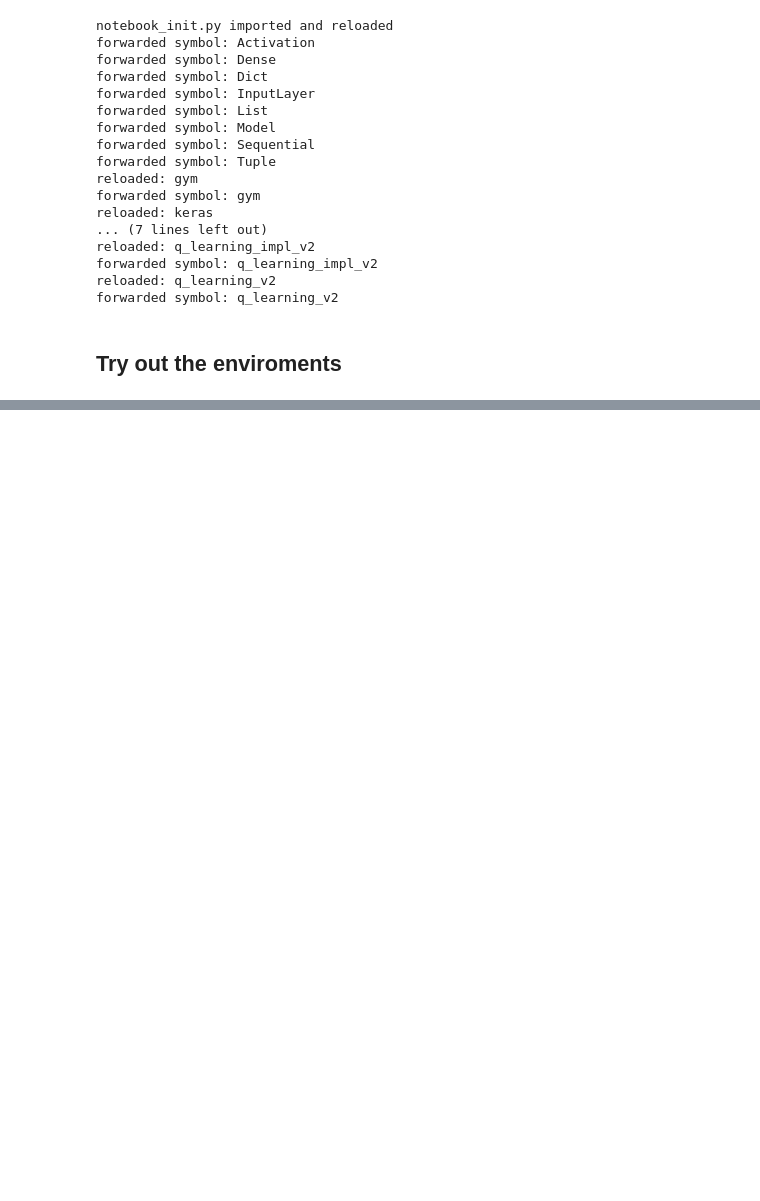
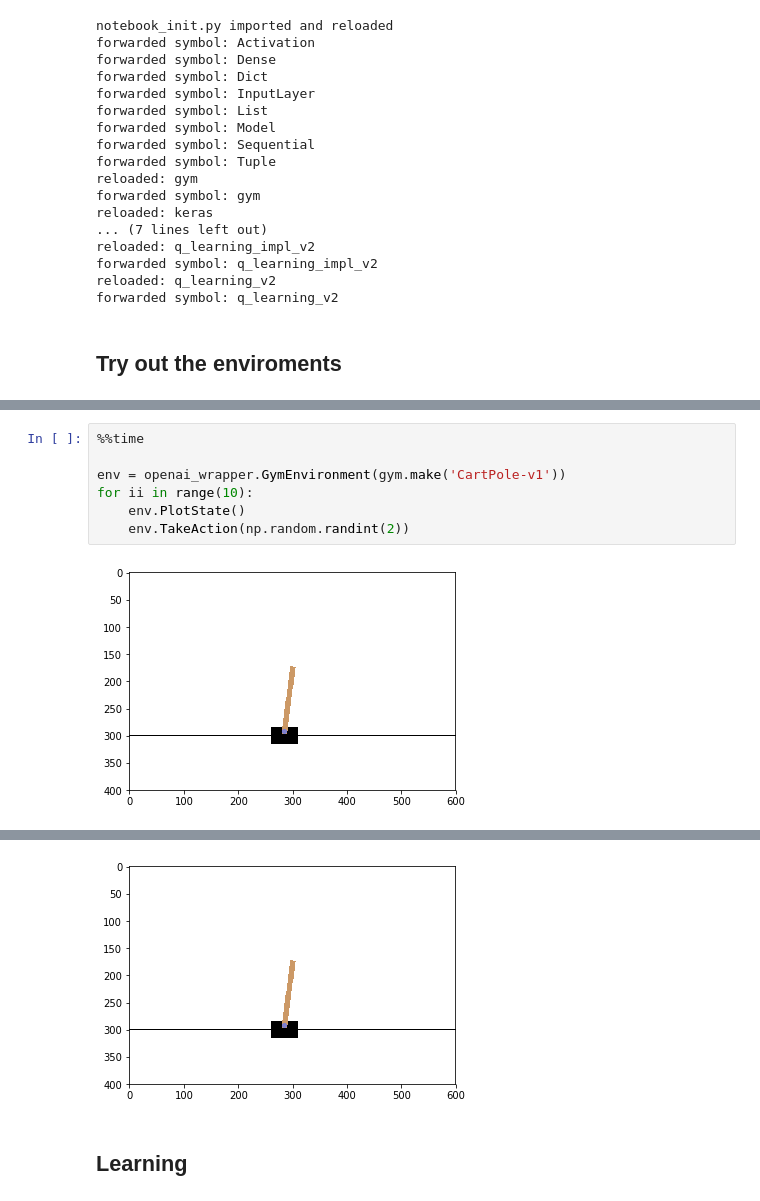
Before and after one commit to ChihChiu29/deep_learning, a Jupyter notebook: notebook/playground/q_learning_cartpole.ipynb, the cells around one changed output, grey strips where cells are left out. Drawn from its saved outputs; the diff is of its cells as text; blank space fills up the shorter version.

```diff
--- a/notebook/playground/q_learning_cartpole.ipynb
+++ b/notebook/playground/q_learning_cartpole.ipynb
@@ -123,0 +38,9 @@ plt
+# %%
+%%time
+
+env = openai_wrapper.GymEnvironment(gym.make('CartPole-v1'))
+for ii in range(10):
+    env.PlotState()
+    env.TakeAction(np.random.randint(2))
+# %% [output]
+[figure, added]
@@ -123,0 +49,3 @@ plt
+[figure, added]
+# %% [markdown]
+## Learning
```
Also changed, not shown: parts of 15 cells of this notebook, 4 other files.
